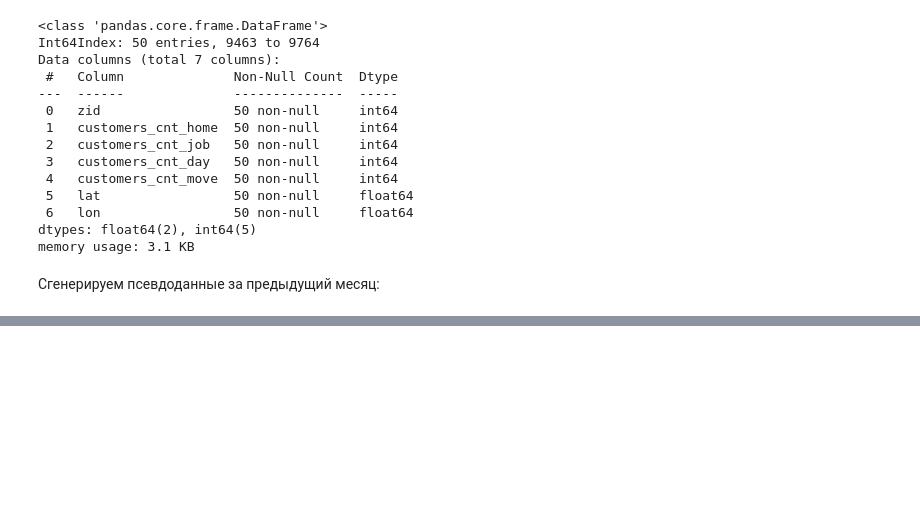
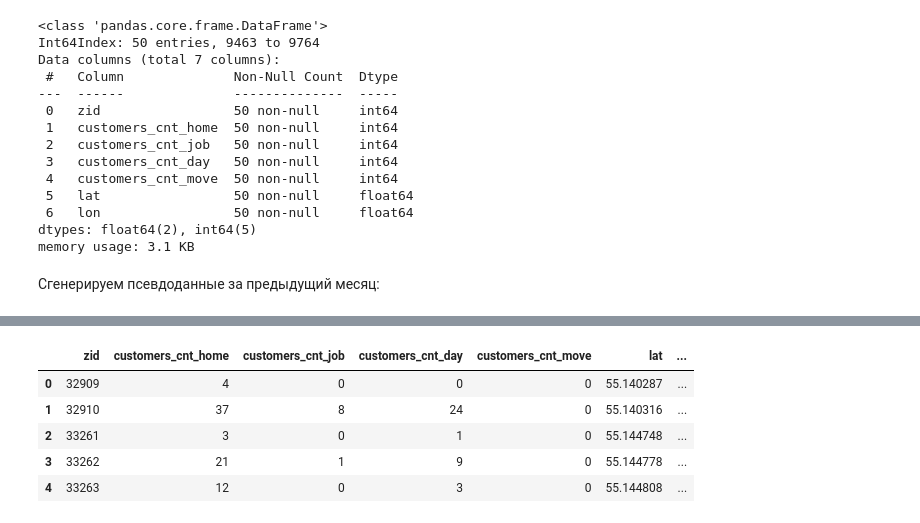
Before and after one commit to Shar170/KOD_v_meshke_MOS, a Jupyter notebook: datasetanalys.ipynb, the cells around one changed output, grey strips where cells are left out. Saved outputs shown, nothing was run; the diff lists cells and outputs as text; code cells hidden in the pictures; blank space fills up the shorter version.

```diff
--- a/datasetanalys.ipynb
+++ b/datasetanalys.ipynb
@@ -255,2 +225,21 @@ delta_cnt_df.head()
+# %%
+
+tqdm.pandas(desc="find mfc windows!")
+delta_cnt_df['nearest_mfc_windows'] = delta_cnt_df['zid'].progress_apply(
+    lambda x: mfc_df.loc[mfc_df['geodata_center'].apply(
+        lambda y: geopy.distance.distance((y[0],y[1]),
+                          (delta_cnt_df.loc[delta_cnt_df['zid']==x]['lat'].values[0],
+                           delta_cnt_df.loc[delta_cnt_df['zid']==x]['lon'].values[0])
+                                    ).m
+    ).idxmin()]['WindowCount'])
+
+delta_cnt_df.head()
+# %% [output]
+|  | zid | customers_cnt_home | customers_cnt_job | customers_cnt_day | customers_cnt_move | lat | ... |
+| 0 | 32909 | 4 | 0 | 0 | 0 | 55.140287 | ... |
+| 1 | 32910 | 37 | 8 | 24 | 0 | 55.140316 | ... |
+| 2 | 33261 | 3 | 0 | 1 | 0 | 55.144748 | ... |
+| 3 | 33262 | 21 | 1 | 9 | 0 | 55.144778 | ... |
+| 4 | 33263 | 12 | 0 | 3 | 0 | 55.144808 | ... |
 # %%
 print('max:', delta_cnt_df['nearest_mfc'].max(), ' min:', delta_cnt_df['nearest_mfc'].min() )
```
Also changed, not shown: parts of 18 cells of this notebook, 3 other files.
